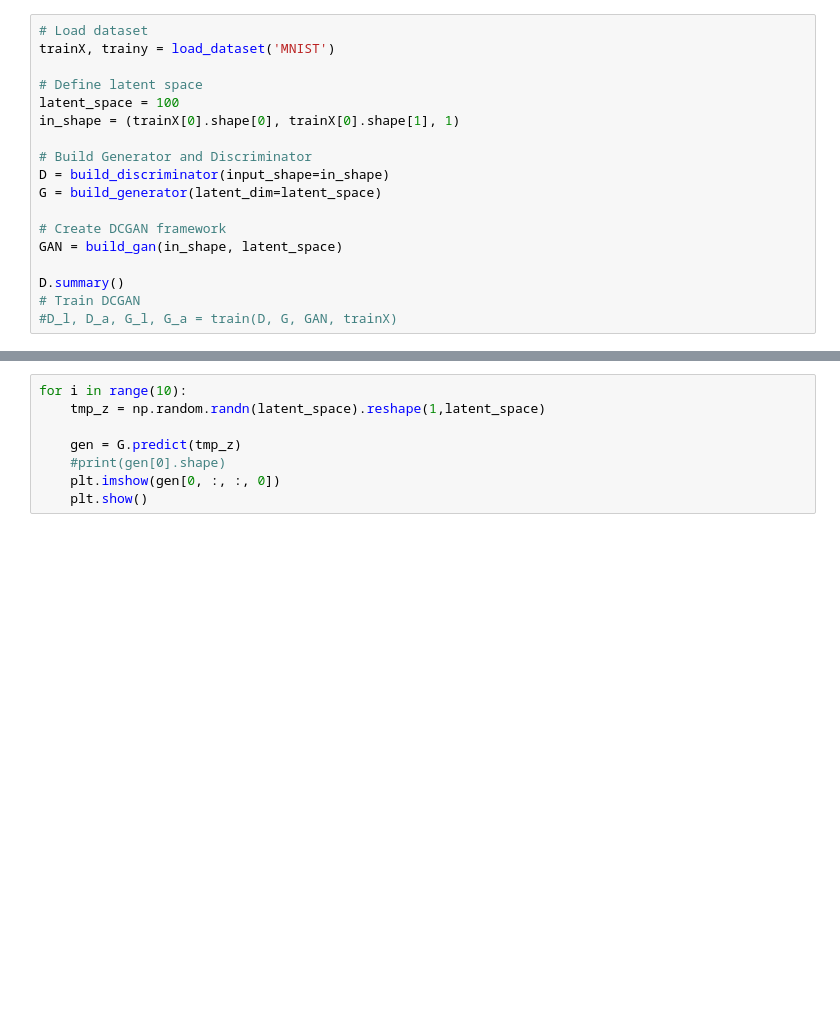
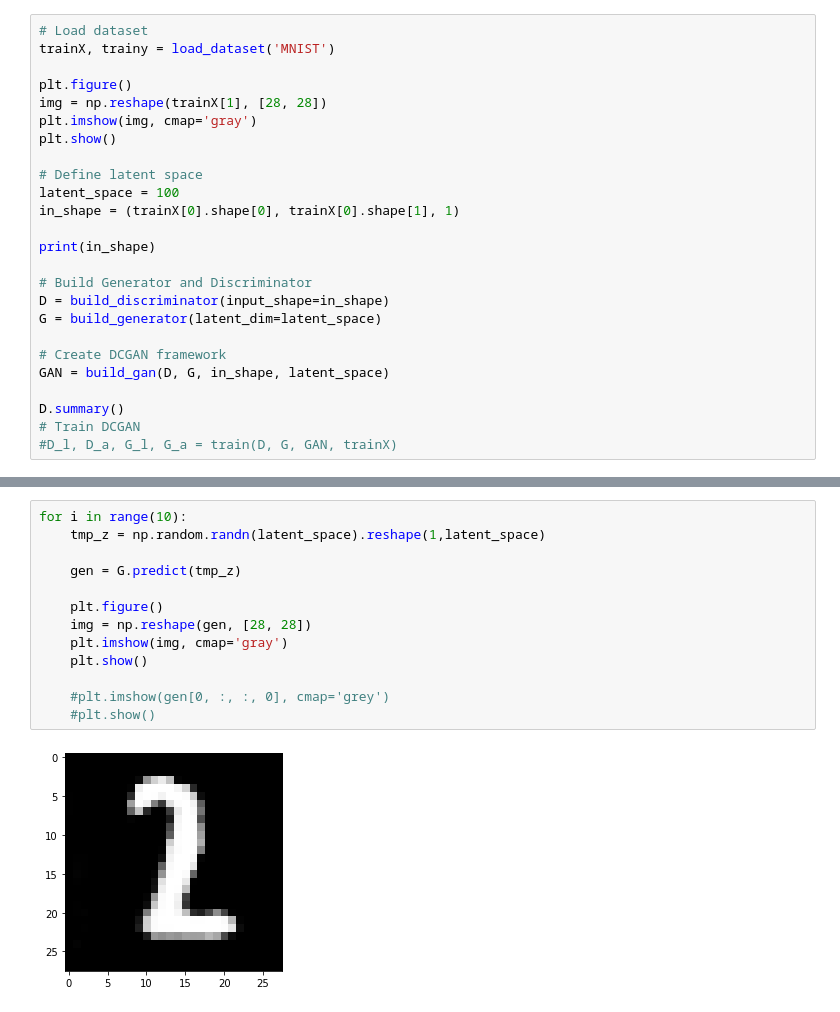
Before and after one commit to Kraing/GANS, a Jupyter notebook: Dev_GAN/GAN.ipynb, the cells around one changed output, grey strips where cells are left out. Drawn from its saved outputs; the diff is of its cells as text; blank space fills up the shorter version.

```diff
--- a/Dev_GAN/GAN.ipynb
+++ b/Dev_GAN/GAN.ipynb
@@ -187,16 +202,23 @@ def train(D, G, GAN, dataset, latent_dim=100, epochs=20, batch_size=128):
 # Load dataset
 trainX, trainy = load_dataset('MNIST')
 
+plt.figure()
+img = np.reshape(trainX[1], [28, 28])
+plt.imshow(img, cmap='gray')
+plt.show()
+
 # Define latent space
 latent_space = 100
 in_shape = (trainX[0].shape[0], trainX[0].shape[1], 1)
+
+print(in_shape)
 
 # Build Generator and Discriminator
 D = build_discriminator(input_shape=in_shape)
 G = build_generator(latent_dim=latent_space)
 
 # Create DCGAN framework
-GAN = build_gan(in_shape, latent_space)
+GAN = build_gan(D, G, in_shape, latent_space)
 
 D.summary()
 # Train DCGAN
@@ -209,8 +304,15 @@ D_l, D_a, G_l, G_a = train(D, G, GAN, trainX)
 # %%
 for i in range(10):
     tmp_z = np.random.randn(latent_space).reshape(1,latent_space)
 
     gen = G.predict(tmp_z)
-    #print(gen[0].shape)
-    plt.imshow(gen[0, :, :, 0])
+
+    plt.figure()
+    img = np.reshape(gen, [28, 28])
+    plt.imshow(img, cmap='gray')
     plt.show()
+
+    #plt.imshow(gen[0, :, :, 0], cmap='grey')
+    #plt.show()
+# %% [output]
+[figure, added]
```
Also changed, not shown: parts of 12 cells of this notebook, 4 other files.
